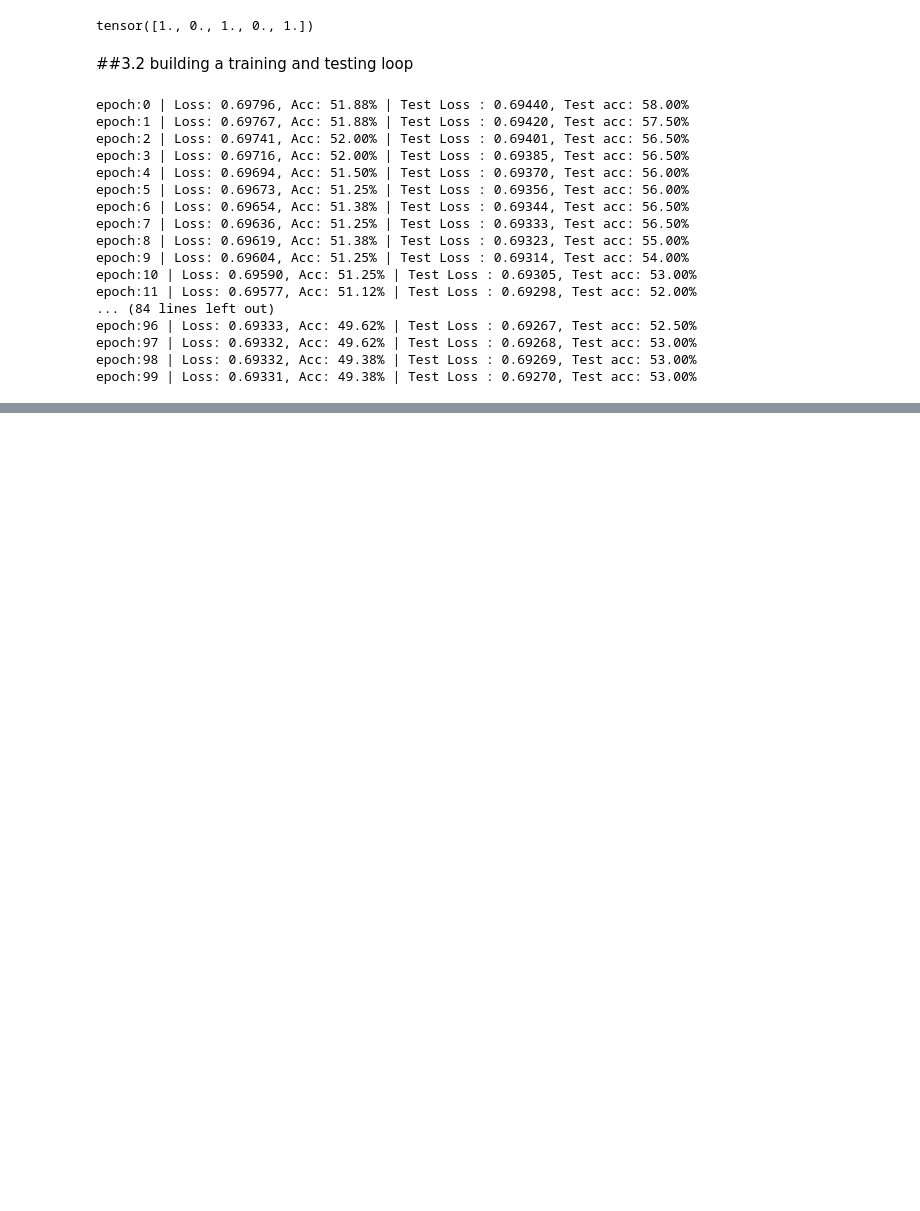
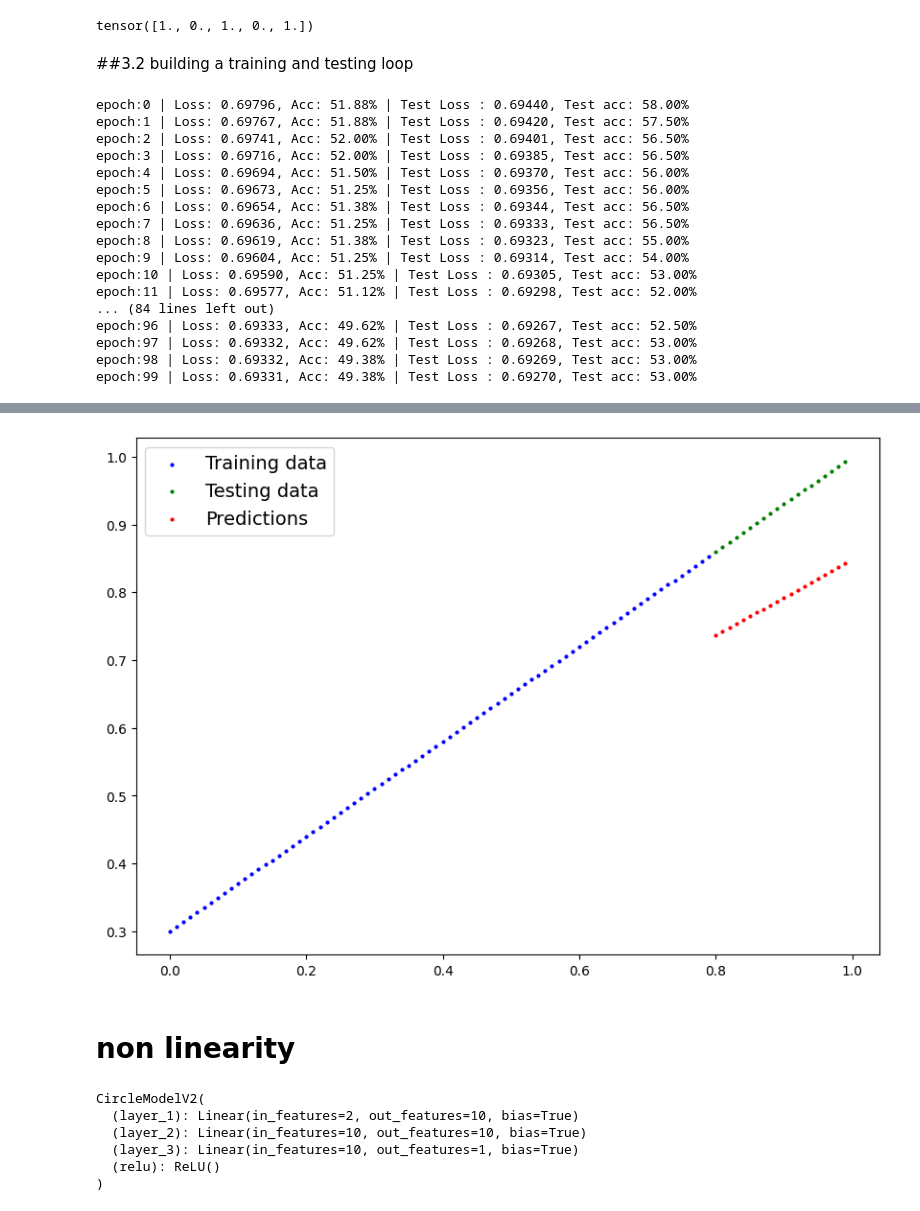
Before and after one commit to sudeep-sp/PyTorch, a Jupyter notebook: NN_Classification.ipynb, the cells around one changed output, grey strips where cells are left out. Drawn from its saved outputs; the diff is of its cells as text; code cells hidden in the pictures; blank space fills up the shorter version.

```diff
--- a/NN_Classification.ipynb
+++ b/NN_Classification.ipynb
@@ -438,0 +651,9 @@ epoch:99 | Loss: 0.69331, Acc: 49.38% | Test Loss : 0.69270, Test acc: 53.00%
+# %%
+# Same architecture as model_1 (but using nn.Sequential)
+model_2 = nn.Sequential(
+    nn.Linear(in_features=1, out_features=10),
+    nn.Linear(in_features=10, out_features=10),
+    nn.Linear(in_features=10, out_features=1)
+).to(device)
+
+model_2
@@ -438,0 +720,46 @@ epoch:99 | Loss: 0.69331, Acc: 49.38% | Test Loss : 0.69270, Test acc: 53.00%
+# %%
+# Turn on evaluation mode
+model_2.eval()
+
+# Make predictions (inference)
+with torch.inference_mode():
+    y_preds = model_2(X_test_regression)
+
+# Plot data and predictions with data on the CPU (matplotlib can't handle data on the GPU)
+# (try removing .cpu() from one of the below and see what happens)
+plot_predictions(train_data=X_train_regression.cpu(),
+                 train_labels=y_train_regression.cpu(),
+                 test_data=X_test_regression.cpu(),
+                 test_labels=y_test_regression.cpu(),
+                 predictions=y_preds.cpu());
+# %% [output]
+[figure, added]
+# %% [markdown]
+# non linearity
+# %%
+# Build model with non-linear activation function
+from torch import nn
+class CircleModelV2(nn.Module):
+    def __init__(self):
+        super().__init__()
+        self.layer_1 = nn.Linear(in_features=2, out_features=10)
+        self.layer_2 = nn.Linear(in_features=10, out_features=10)
+        self.layer_3 = nn.Linear(in_features=10, out_features=1)
+        self.relu = nn.ReLU() # <- add in ReLU activation function
+        # Can also put sigmoid in the model
+        # This would mean you don't need to use it on the predictions
+        # self.sigmoid = nn.Sigmoid()
+
+    def forward(self, x):
+      # Intersperse the ReLU activation function between layers
+       return self.layer_3(self.relu(self.layer_2(self.relu(self.layer_1(x)))))
+
+model_3 = CircleModelV2().to(device)
+print(model_3)
+# %% [output]
+CircleModelV2(
+  (layer_1): Linear(in_features=2, out_features=10, bias=True)
+  (layer_2): Linear(in_features=10, out_features=10, bias=True)
+  (layer_3): Linear(in_features=10, out_features=1, bias=True)
+  (relu): ReLU()
+)
```
Also changed, not shown: parts of 21 cells of this notebook.
